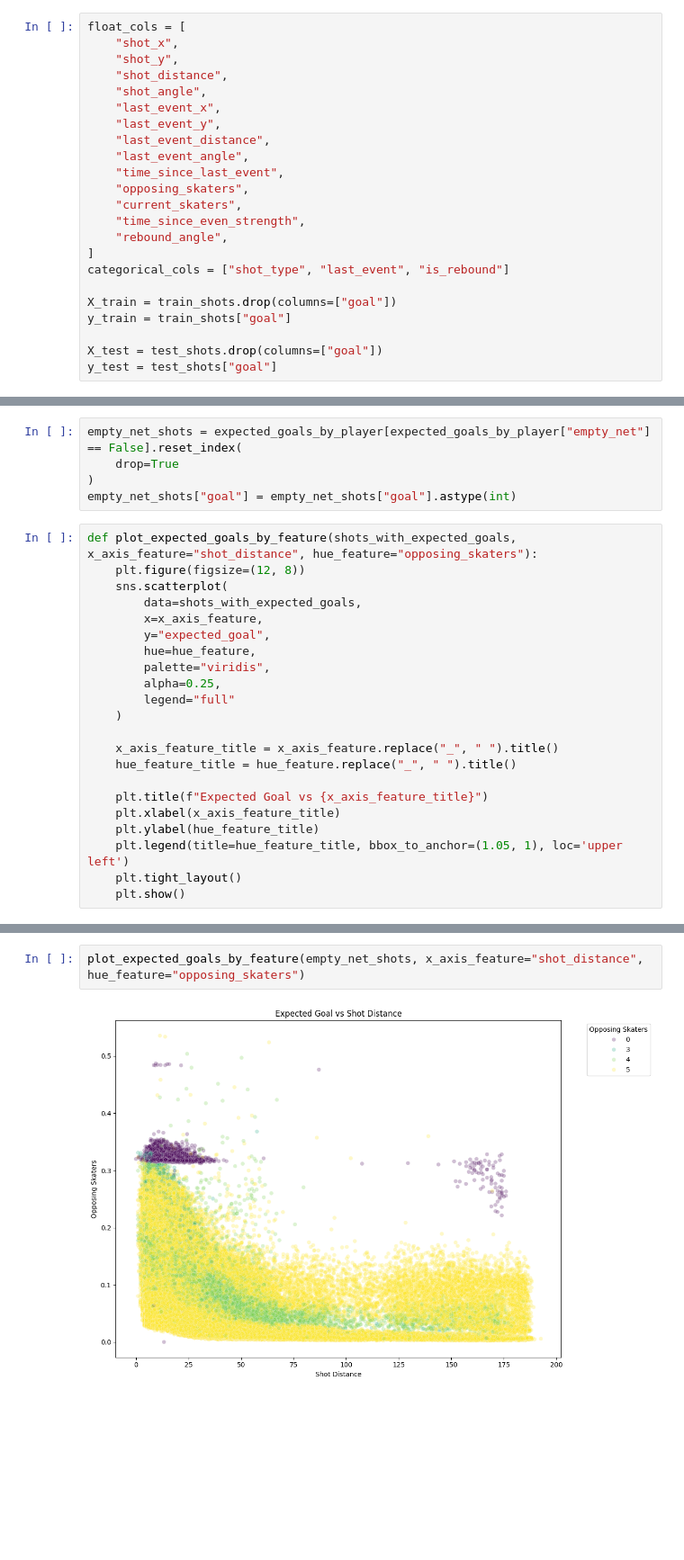
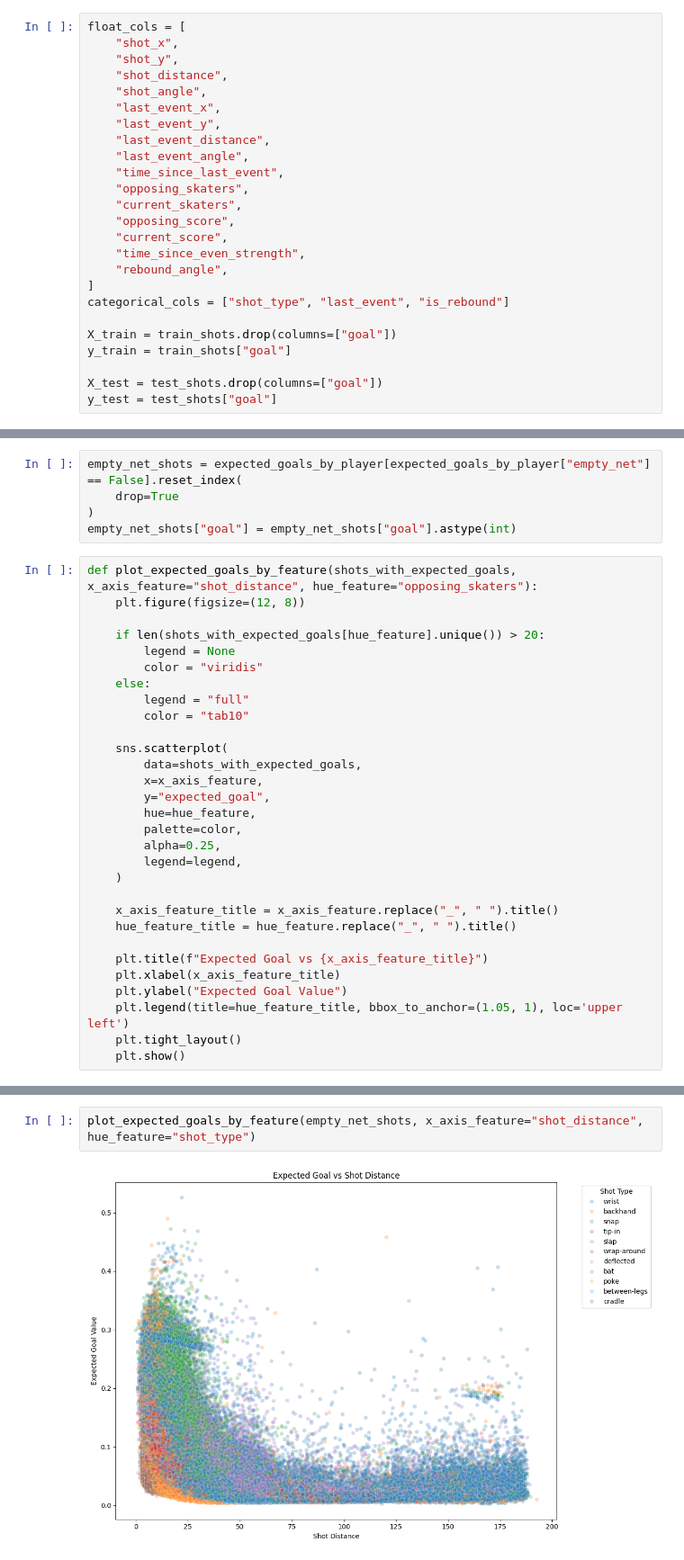
Before and after one commit to evjrob/bayes-bet, a Jupyter notebook: model/analysis/expected_goals.ipynb, the cells around one changed output, grey strips where cells are left out. Shown at 90% size. Saved outputs shown, nothing was run; the diff lists cells and outputs as text; blank space fills up the shorter version.

```diff
--- a/model/analysis/expected_goals.ipynb
+++ b/model/analysis/expected_goals.ipynb
@@ -91,6 +86,8 @@ float_cols = [
     "time_since_last_event",
     "opposing_skaters",
     "current_skaters",
+    "opposing_score",
+    "current_score",
     "time_since_even_strength",
     "rebound_angle",
 ]
@@ -646,14 +670,22 @@ empty_net_shots["goal"] = empty_net_shots["goal"].astype(int)
 # %%
 def plot_expected_goals_by_feature(shots_with_expected_goals, x_axis_feature="shot_distance", hue_feature="opposing_skaters"):
     plt.figure(figsize=(12, 8))
+
+    if len(shots_with_expected_goals[hue_feature].unique()) > 20:
+        legend = None
+        color = "viridis"
+    else:
+        legend = "full"
+        color = "tab10"
+
     sns.scatterplot(
         data=shots_with_expected_goals,
         x=x_axis_feature,
         y="expected_goal",
         hue=hue_feature,
-        palette="viridis",
+        palette=color,
         alpha=0.25,
-        legend="full"
+        legend=legend,
     )
 
     x_axis_feature_title = x_axis_feature.replace("_", " ").title()
@@ -661,7 +693,7 @@ def plot_expected_goals_by_feature(shots_with_expected_goals, x_axis_feature="sh
 
     plt.title(f"Expected Goal vs {x_axis_feature_title}")
     plt.xlabel(x_axis_feature_title)
-    plt.ylabel(hue_feature_title)
+    plt.ylabel("Expected Goal Value")
     plt.legend(title=hue_feature_title, bbox_to_anchor=(1.05, 1), loc='upper left')
     plt.tight_layout()
     plt.show()
@@ -676,7 +745,7 @@ plot_expected_goals_by_feature(goal_tended_shots, x_axis_feature="shot_distance"
 # %%
-plot_expected_goals_by_feature(empty_net_shots, x_axis_feature="shot_distance", hue_feature="opposing_skaters")
+plot_expected_goals_by_feature(empty_net_shots, x_axis_feature="shot_distance", hue_feature="shot_type")
 # %% [output]
-[figure, old version]
+[figure, new version]
 # %%
 shoot_out_shots = expected_goals_by_player[
     (
```
Also changed, not shown: parts of 36 cells of this notebook, 1 other file.
